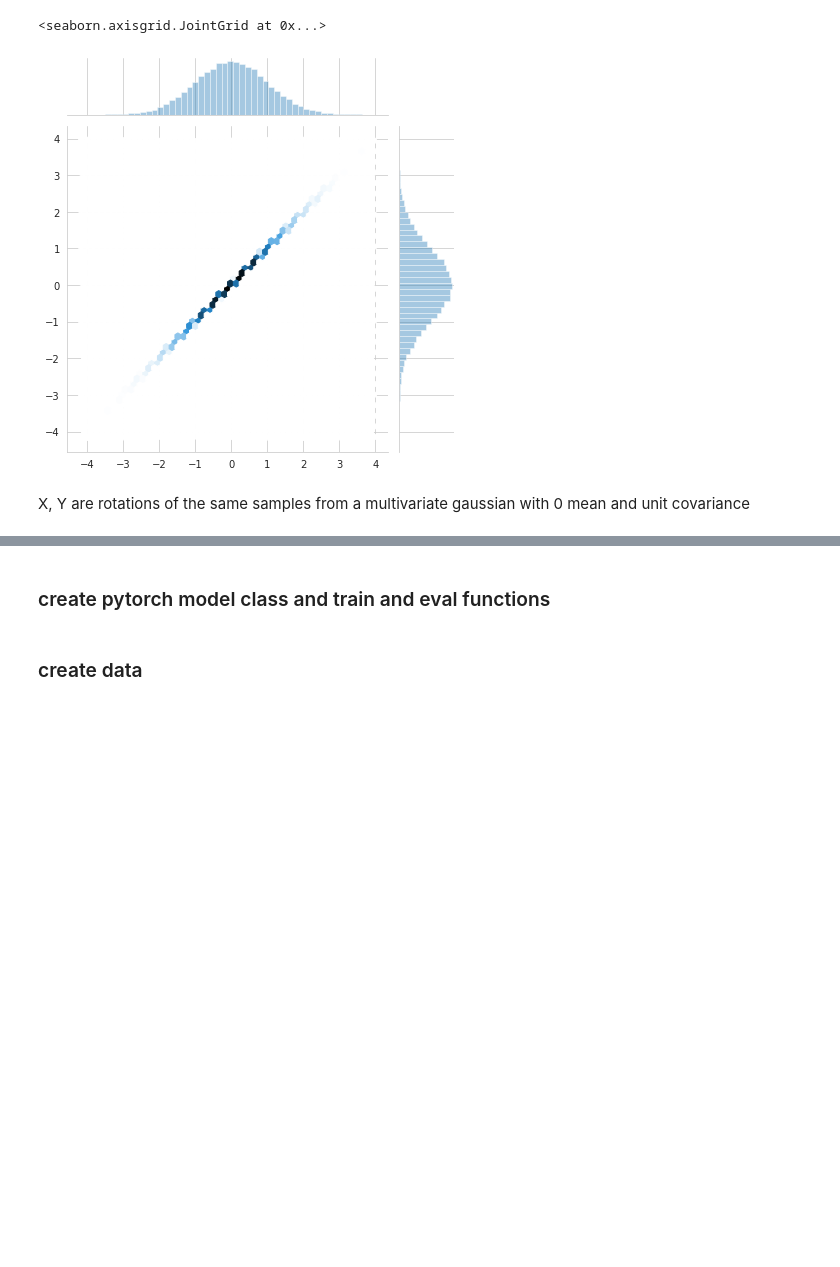
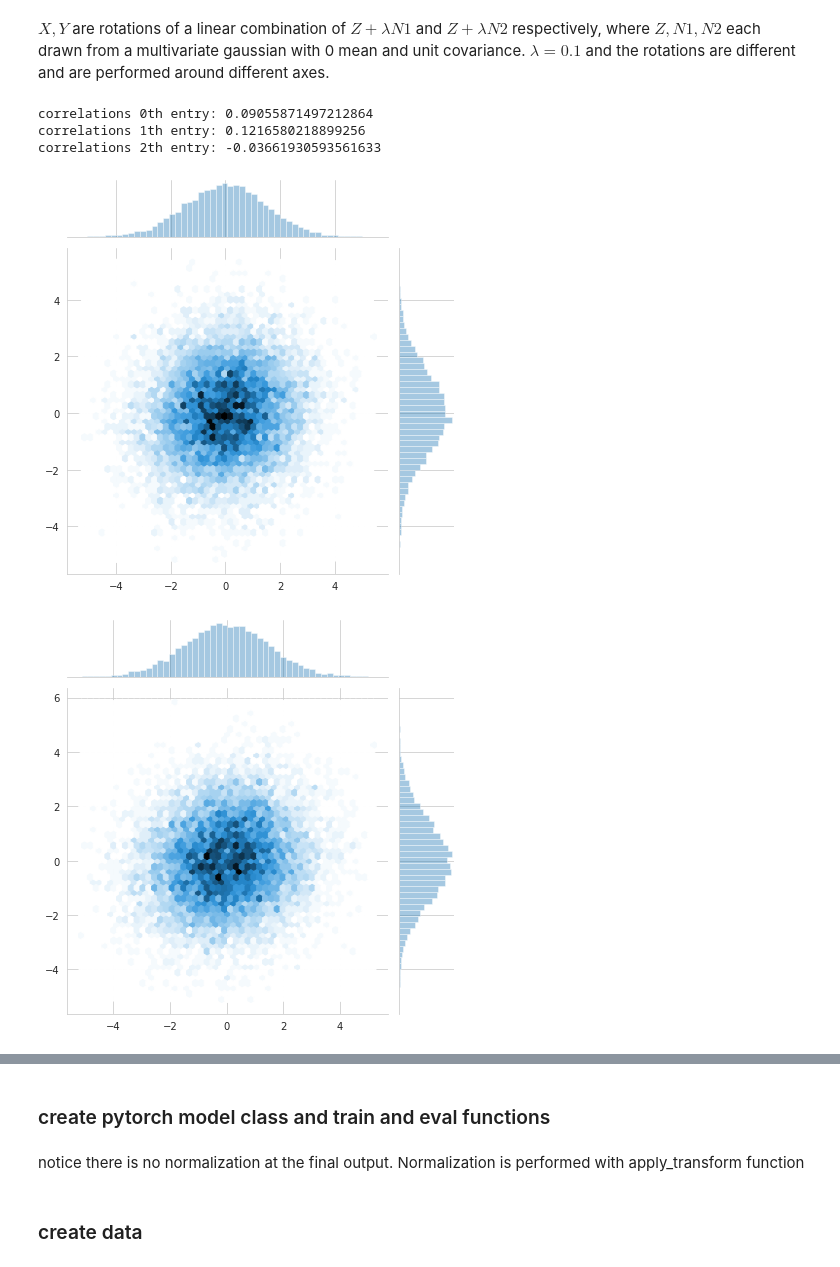
Before and after one commit to jonatanbarkan/ACEDeep, a Jupyter notebook: ADCEs.ipynb, the cells around one changed output, grey strips where cells are left out. Cells and saved outputs as stored; diff of their text form; code cells hidden in the pictures; blank space fills up the shorter version.

```diff
--- a/ADCEs.ipynb
+++ b/ADCEs.ipynb
@@ -55,7 +71,11 @@ sns.jointplot(X, Y, kind=kind)
-# %%
-sns.jointplot(Z, Z, kind=kind)
-# %% [output]
-<seaborn.axisgrid.JointGrid at 0x...>
-[figure, removed]
-# %% [markdown]
-X, Y are rotations of the same samples from a multivariate gaussian with 0 mean and unit covariance
+# %% [markdown]
+$X, Y$ are rotations of a linear combination of $Z + \lambda N1$ and $Z + \lambda N2$ respectively, where $Z, N1, N2$ each drawn from a multivariate gaussian with 0 mean and unit covariance.
+$\lambda=0.1$ and the rotations are different and are performed around different axes.
+# %%
+draw_correlations(X,Y)
+# %% [output]
+correlations 0th entry: 0.09055871497212864
+correlations 1th entry: 0.1216580218899256
+correlations 2th entry: -0.03661930593561633
+[figure, added]
+[figure, added]
@@ -66,3 +85,5 @@ X, Y are rotations of the same samples from a multivariate gaussian with 0 mean
+# %% [markdown]
+notice there is no normalization at the final output. Normalization is performed with apply_transform function
 # %%
 class Model(nn.Module):
   def __init__(self, input_size, hidden_size, output_size, lr=0.01, activation=None):
```
Also changed, not shown: parts of 25 cells of this notebook.
